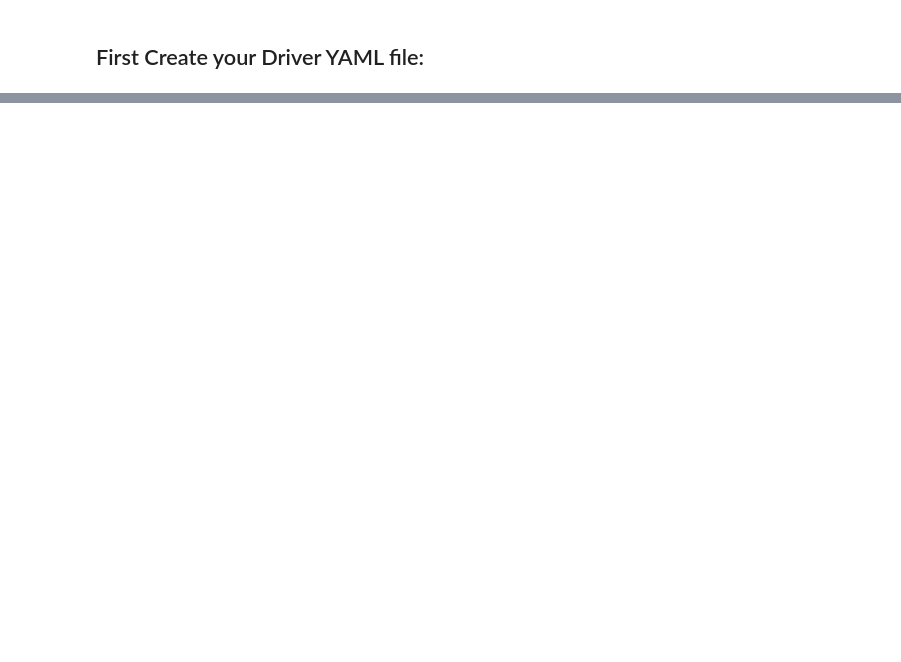
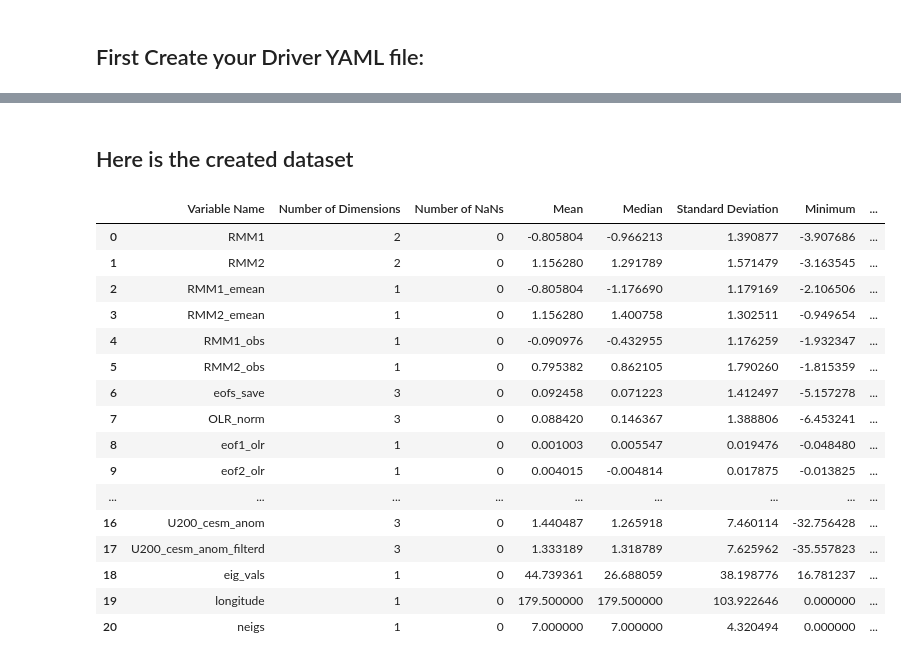
Before and after one commit to WillyChap/MJOcast, a Jupyter notebook: MJOcast/Example/Example_WithoutYaml.ipynb, the cells around one changed output, grey strips where cells are left out. Drawn from its saved outputs; the diff is of its cells as text; code cells hidden in the pictures; blank space fills up the shorter version.

```diff
--- a/MJOcast/Example/Example_WithoutYaml.ipynb
+++ b/MJOcast/Example/Example_WithoutYaml.ipynb
@@ -108,0 +211,23 @@ done with requested number of files
+# %% [markdown]
+## Here is the created dataset
+# %%
+DSdone = xr.open_dataset('/glade/campaign/cgd/amp/wchapman/MJO_S2S_CESM2/RMM_forecast/ERA5//MJO_Forecast_Init_25jan2018.nc')
+ds_describe(DSdone)
+# %% [output]
+|  | Variable Name | Number of Dimensions | Number of NaNs | Mean | Median | Standard Deviation | Minimum | ... |
+| 0 | RMM1 | 2 | 0 | -0.805804 | -0.966213 | 1.390877 | -3.907686 | ... |
+| 1 | RMM2 | 2 | 0 | 1.156280 | 1.291789 | 1.571479 | -3.163545 | ... |
+| 2 | RMM1_emean | 1 | 0 | -0.805804 | -1.176690 | 1.179169 | -2.106506 | ... |
+| 3 | RMM2_emean | 1 | 0 | 1.156280 | 1.400758 | 1.302511 | -0.949654 | ... |
+| 4 | RMM1_obs | 1 | 0 | -0.090976 | -0.432955 | 1.176259 | -1.932347 | ... |
+| 5 | RMM2_obs | 1 | 0 | 0.795382 | 0.862105 | 1.790260 | -1.815359 | ... |
+| 6 | eofs_save | 3 | 0 | 0.092458 | 0.071223 | 1.412497 | -5.157278 | ... |
+| 7 | OLR_norm | 3 | 0 | 0.088420 | 0.146367 | 1.388806 | -6.453241 | ... |
+| 8 | eof1_olr | 1 | 0 | 0.001003 | 0.005547 | 0.019476 | -0.048480 | ... |
+| 9 | eof2_olr | 1 | 0 | 0.004015 | -0.004814 | 0.017875 | -0.013825 | ... |
+| ... | ... | ... | ... | ... | ... | ... | ... | ... |
+| 16 | U200_cesm_anom | 3 | 0 | 1.440487 | 1.265918 | 7.460114 | -32.756428 | ... |
+| 17 | U200_cesm_anom_filterd | 3 | 0 | 1.333189 | 1.318789 | 7.625962 | -35.557823 | ... |
+| 18 | eig_vals | 1 | 0 | 44.739361 | 26.688059 | 38.198776 | 16.781237 | ... |
+| 19 | longitude | 1 | 0 | 179.500000 | 179.500000 | 103.922646 | 0.000000 | ... |
+| 20 | neigs | 1 | 0 | 7.000000 | 7.000000 | 4.320494 | 0.000000 | ... |
```
Also changed, not shown: parts of 16 cells of this notebook, 24 other files.
